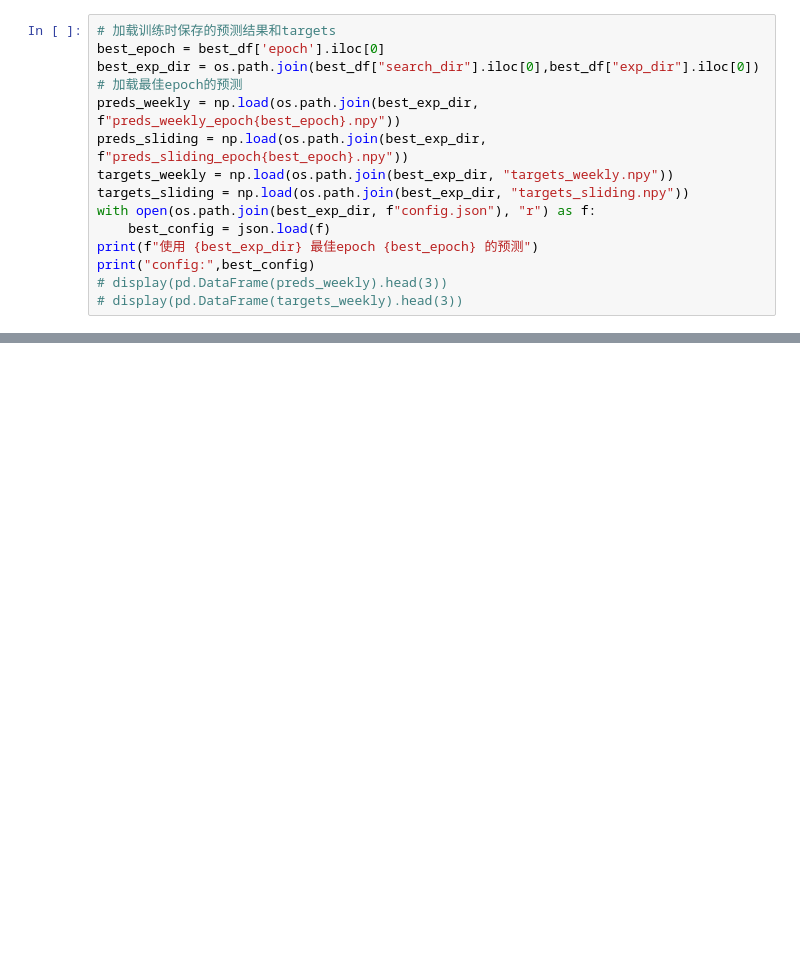
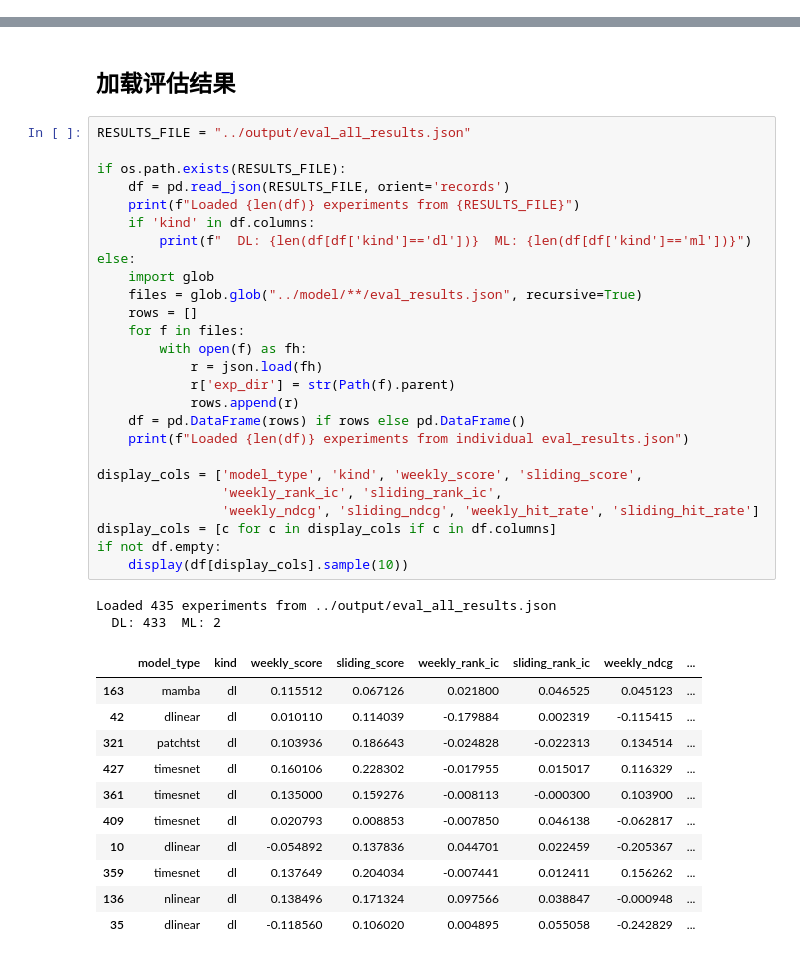
Before and after one commit to xyl-27/ETF, a Jupyter notebook: notebooks/ETF_results.ipynb, the cells around one changed output, grey strips where cells are left out. Saved outputs shown, nothing was run; the diff lists cells and outputs as text; blank space fills up the shorter version.

```diff
--- a/notebooks/ETF_results.ipynb
+++ b/notebooks/ETF_results.ipynb
@@ -469,15 +0,0 @@ best_df[base_cols+score_cols]
-# %%
-# 加载训练时保存的预测结果和targets
-best_epoch = best_df['epoch'].iloc[0]
-best_exp_dir = os.path.join(best_df["search_dir"].iloc[0],best_df["exp_dir"].iloc[0])
-# 加载最佳epoch的预测
-preds_weekly = np.load(os.path.join(best_exp_dir, f"preds_weekly_epoch{best_epoch}.npy"))
-preds_sliding = np.load(os.path.join(best_exp_dir, f"preds_sliding_epoch{best_epoch}.npy"))
-targets_weekly = np.load(os.path.join(best_exp_dir, "targets_weekly.npy"))
-targets_sliding = np.load(os.path.join(best_exp_dir, "targets_sliding.npy"))
-with open(os.path.join(best_exp_dir, f"config.json"), "r") as f:
-    best_config = json.load(f)
-print(f"使用 {best_exp_dir} 最佳epoch {best_epoch} 的预测")
-print("config:",best_config)
-# display(pd.DataFrame(preds_weekly).head(3))
-# display(pd.DataFrame(targets_weekly).head(3))
@@ -976,0 +17,42 @@ plt.tight_layout()
+# %% [markdown]
+## 加载评估结果
+# %%
+RESULTS_FILE = "../output/eval_all_results.json"
+
+if os.path.exists(RESULTS_FILE):
+    df = pd.read_json(RESULTS_FILE, orient='records')
+    print(f"Loaded {len(df)} experiments from {RESULTS_FILE}")
+    if 'kind' in df.columns:
+        print(f"  DL: {len(df[df['kind']=='dl'])}  ML: {len(df[df['kind']=='ml'])}")
+else:
+    import glob
+    files = glob.glob("../model/**/eval_results.json", recursive=True)
+    rows = []
+    for f in files:
+        with open(f) as fh:
+            r = json.load(fh)
+            r['exp_dir'] = str(Path(f).parent)
+            rows.append(r)
+    df = pd.DataFrame(rows) if rows else pd.DataFrame()
+    print(f"Loaded {len(df)} experiments from individual eval_results.json")
+
+display_cols = ['model_type', 'kind', 'weekly_score', 'sliding_score',
+                'weekly_rank_ic', 'sliding_rank_ic',
+                'weekly_ndcg', 'sliding_ndcg', 'weekly_hit_rate', 'sliding_hit_rate']
+display_cols = [c for c in display_cols if c in df.columns]
+if not df.empty:
+    display(df[display_cols].sample(10))
+# %% [output]
+Loaded 435 experiments from ../output/eval_all_results.json
+  DL: 433  ML: 2
+|  | model_type | kind | weekly_score | sliding_score | weekly_rank_ic | sliding_rank_ic | weekly_ndcg | ... |
+| 163 | mamba | dl | 0.115512 | 0.067126 | 0.021800 | 0.046525 | 0.045123 | ... |
+| 42 | dlinear | dl | 0.010110 | 0.114039 | -0.179884 | 0.002319 | -0.115415 | ... |
+| 321 | patchtst | dl | 0.103936 | 0.186643 | -0.024828 | -0.022313 | 0.134514 | ... |
+| 427 | timesnet | dl | 0.160106 | 0.228302 | -0.017955 | 0.015017 | 0.116329 | ... |
+| 361 | timesnet | dl | 0.135000 | 0.159276 | -0.008113 | -0.000300 | 0.103900 | ... |
+| 409 | timesnet | dl | 0.020793 | 0.008853 | -0.007850 | 0.046138 | -0.062817 | ... |
+| 10 | dlinear | dl | -0.054892 | 0.137836 | 0.044701 | 0.022459 | -0.205367 | ... |
+| 359 | timesnet | dl | 0.137649 | 0.204034 | -0.007441 | 0.012411 | 0.156262 | ... |
+| 136 | nlinear | dl | 0.138496 | 0.171324 | 0.097566 | 0.038847 | -0.000948 | ... |
+| 35 | dlinear | dl | -0.118560 | 0.106020 | 0.004895 | 0.055058 | -0.242829 | ... |
```
Also changed, not shown: parts of 37 cells of this notebook, 3 other files.
